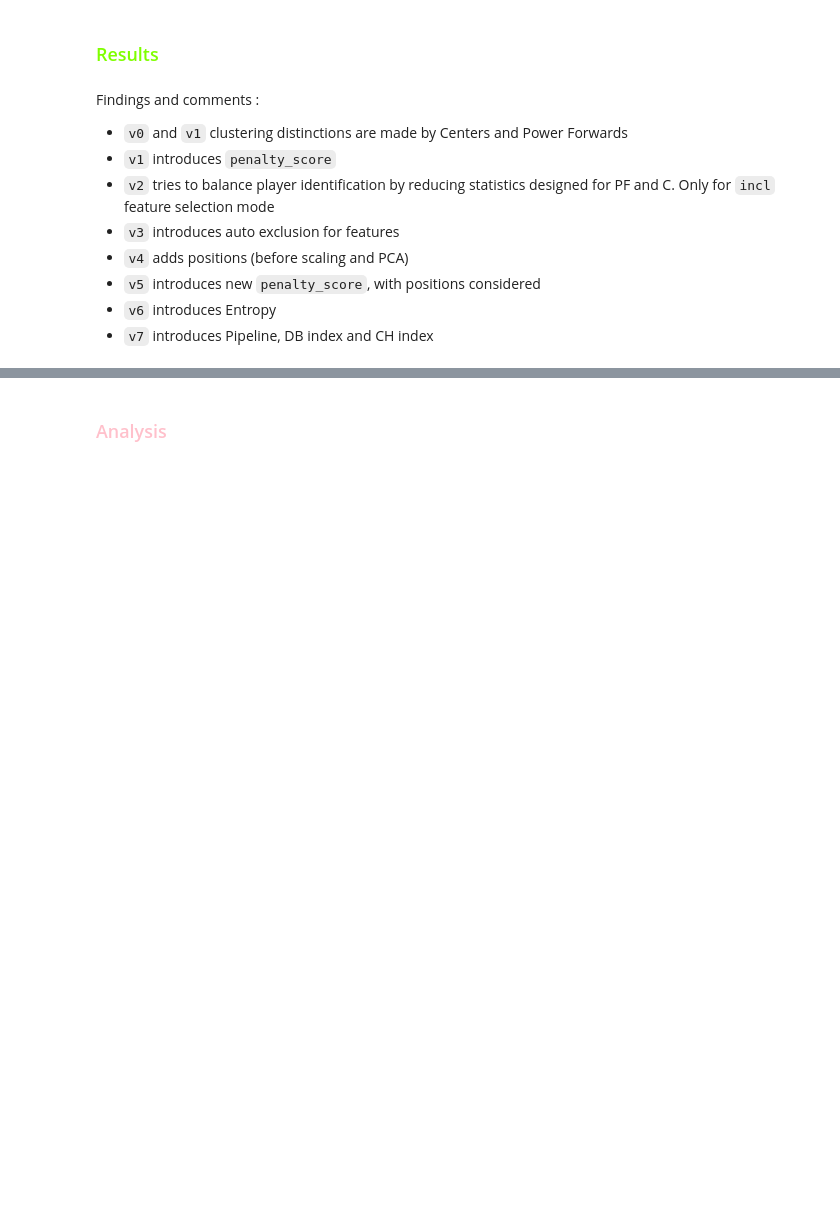
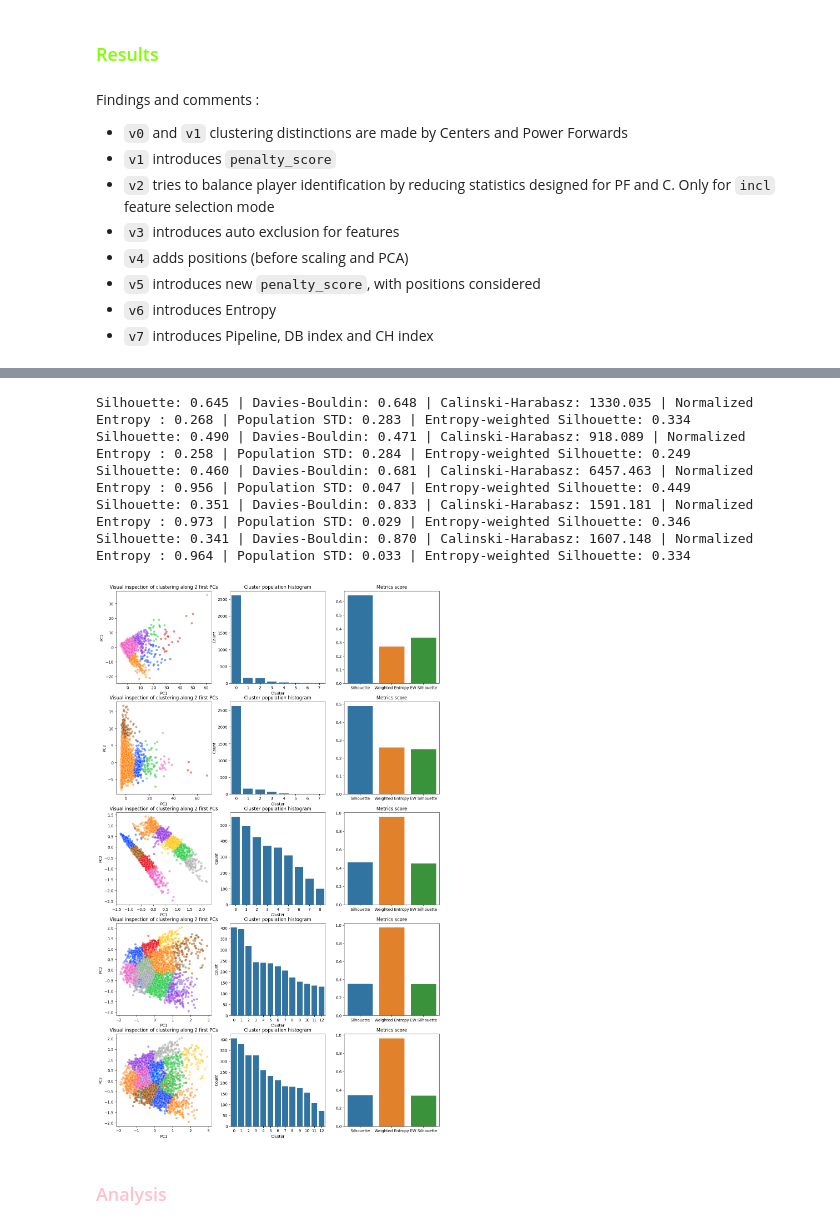
Before and after one commit to arnaud-odet/Roster_Building, a Jupyter notebook: notebooks/clustering.ipynb, the cells around one changed output, grey strips where cells are left out. Saved outputs shown, nothing was run; the diff lists cells and outputs as text; code cells hidden in the pictures; blank space fills up the shorter version.

```diff
--- a/notebooks/clustering.ipynb
+++ b/notebooks/clustering.ipynb
@@ -289,0 +284,6 @@ for i, ax in enumerate(axs.flatten()) :
+# %%
+METRICS_ASC = {'silhouette_score': False,
+               'davies_bouldin': True,
+               'calinski_harabasz':False,
+               'entropy': False,
+               'population_std': True}
@@ -289,0 +294,6 @@ for i, ax in enumerate(axs.flatten()) :
+# %%
+target_n_clust = 6
+
+for k,v in METRICS_ASC.items():
+    print(k)
+    display(cdf[cdf['n_clust']>= target_n_clust].sort_values(by = k, ascending= v).head(3))
@@ -289,0 +326,17 @@ for i, ax in enumerate(axs.flatten()) :
+# %%
+target_n_clust = 8
+top_k = 10
+ref_metric = 'entropy_silhouette'
+
+top_clusterings = {}
+for k,v in METRICS_ASC.items():
+    _tdf = cdf[cdf['n_clust']>= target_n_clust].sort_values(by = k, ascending= v).head(top_k).reset_index(drop=True)
+    best_index = _tdf.sort_values(by = ref_metric, ascending=False).index[0]
+    params = []
+    for index,row in _tdf.iterrows():
+        params.append({'feature_selection': row['feature_selection'], 'method': row['method'], 'scaling':row['scaling'], 'evr':row['evr'], 'n_clust':row['n_clust']})
+    top_clusterings[k] = {'best_index':best_index, 'params' : params}
+# %%
+for method in METRICS_ASC.keys() :
+    item = top_clusterings[method]['params'][top_clusterings[method]['best_index']]
+    print(item)
@@ -290,3 +349,16 @@ for i, ax in enumerate(axs.flatten()) :
+# %%
+n_methods = len(METRICS_ASC)
+fig, axs = plt.subplots(n_methods,3, figsize = (15,5 * n_methods));
+for method, ax in zip(METRICS_ASC.keys(), axs) :
+    item = top_clusterings[method]['params'][top_clusterings[method]['best_index']]
+    clusterer.plot_clustering(**item, axs =( ax[0], ax[1], ax[2]))
+# %% [output]
+Silhouette: 0.645 | Davies-Bouldin: 0.648 | Calinski-Harabasz: 1330.035 | Normalized Entropy : 0.268 | Population STD: 0.283 | Entropy-weighted Silhouette: 0.334
+Silhouette: 0.490 | Davies-Bouldin: 0.471 | Calinski-Harabasz: 918.089 | Normalized Entropy : 0.258 | Population STD: 0.284 | Entropy-weighted Silhouette: 0.249
+Silhouette: 0.460 | Davies-Bouldin: 0.681 | Calinski-Harabasz: 6457.463 | Normalized Entropy : 0.956 | Population STD: 0.047 | Entropy-weighted Silhouette: 0.449
+Silhouette: 0.351 | Davies-Bouldin: 0.833 | Calinski-Harabasz: 1591.181 | Normalized Entropy : 0.973 | Population STD: 0.029 | Entropy-weighted Silhouette: 0.346
+Silhouette: 0.341 | Davies-Bouldin: 0.870 | Calinski-Harabasz: 1607.148 | Normalized Entropy : 0.964 | Population STD: 0.033 | Entropy-weighted Silhouette: 0.334
+[figure, added]
 # %% [markdown]
 ### <span style = 'color:pink'> Analysis
 # %%
```
Also changed, not shown: parts of 6 cells of this notebook, 1 other file.
